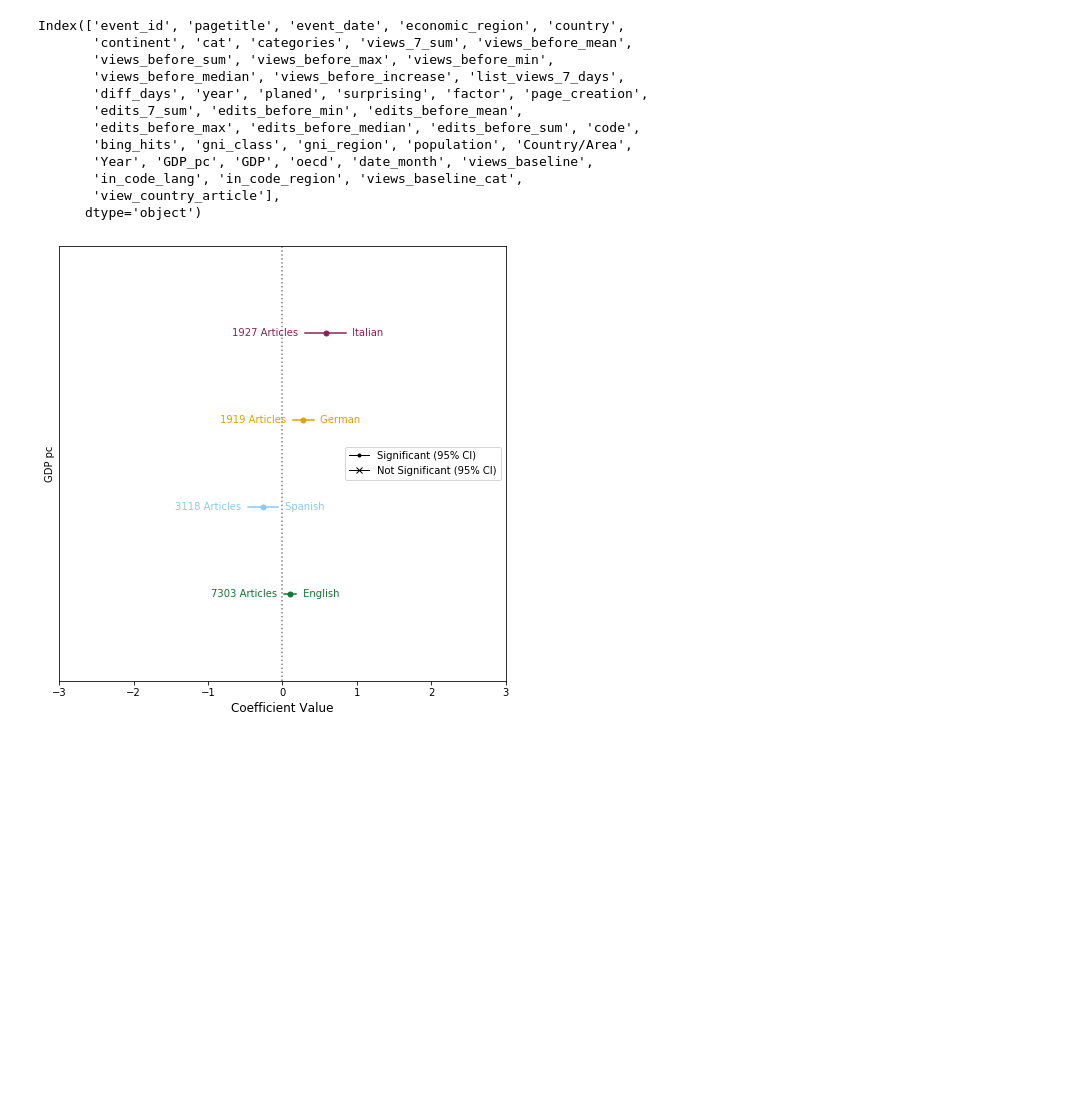
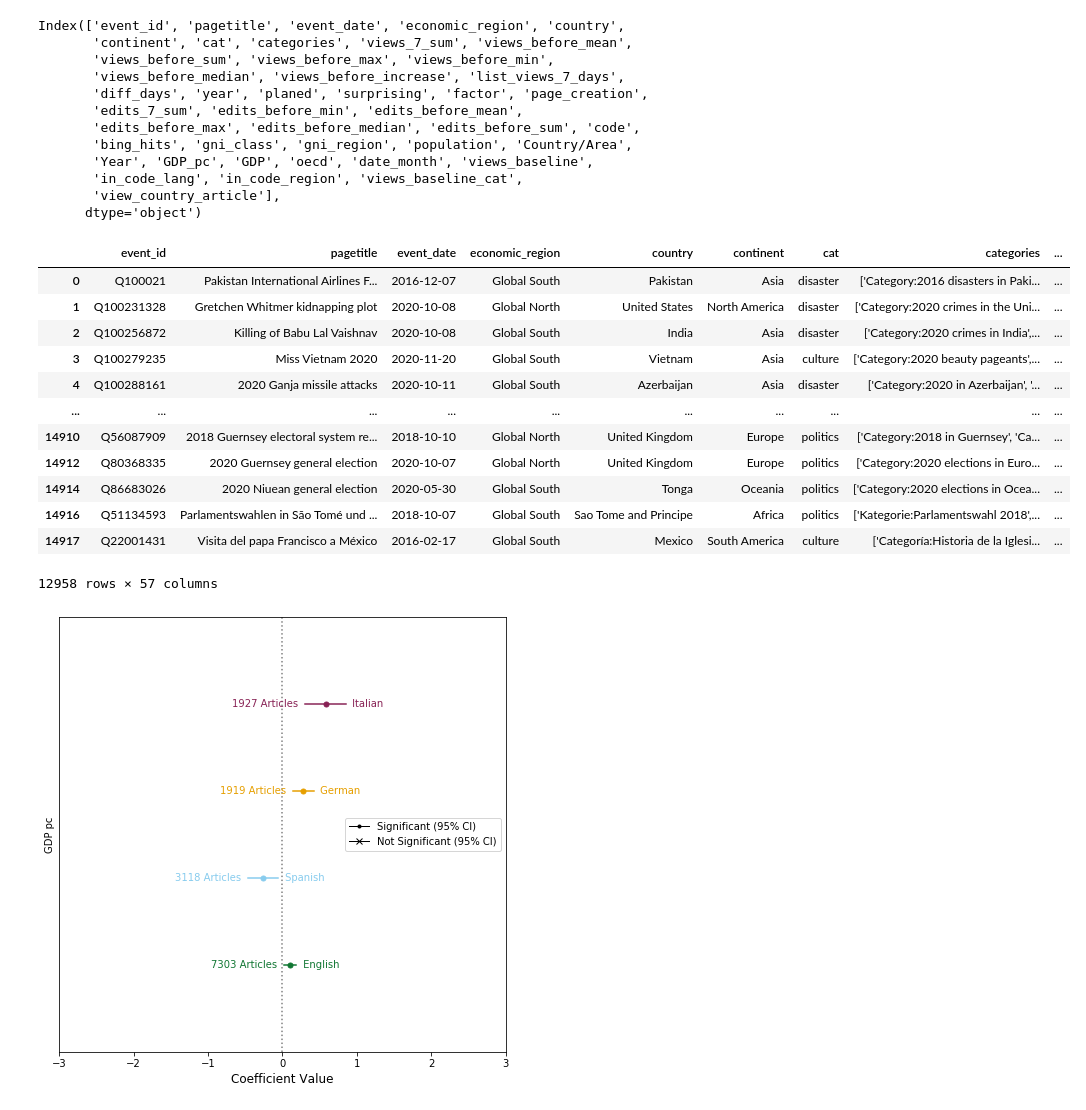
Before and after one commit to ruptho/wiki-event-bias, a Jupyter notebook: offset_analysis.ipynb, the cells around one changed output. Drawn from its saved outputs; the diff is of its cells as text; code cells hidden in the pictures; blank space fills up the shorter version.

```diff
--- a/offset_analysis.ipynb
+++ b/offset_analysis.ipynb
@@ -72,6 +84,22 @@ Index(['event_id', 'pagetitle', 'event_date', 'economic_region', 'country',
        'in_code_lang', 'in_code_region', 'views_baseline_cat',
        'view_country_article'],
       dtype='object')
+# %%
+df_filtered
+# %% [output]
+|  | event_id | pagetitle | event_date | economic_region | country | continent | cat | categories | ... |
+| 0 | Q100021 | Pakistan International Airlines F... | 2016-12-07 | Global South | Pakistan | Asia | disaster | ['Category:2016 disasters in Paki... | ... |
+| 1 | Q100231328 | Gretchen Whitmer kidnapping plot | 2020-10-08 | Global North | United States | North America | disaster | ['Category:2020 crimes in the Uni... | ... |
+| 2 | Q100256872 | Killing of Babu Lal Vaishnav | 2020-10-08 | Global South | India | Asia | disaster | ['Category:2020 crimes in India',... | ... |
+| 3 | Q100279235 | Miss Vietnam 2020 | 2020-11-20 | Global South | Vietnam | Asia | culture | ['Category:2020 beauty pageants',... | ... |
+| 4 | Q100288161 | 2020 Ganja missile attacks | 2020-10-11 | Global South | Azerbaijan | Asia | disaster | ['Category:2020 in Azerbaijan', '... | ... |
+| ... | ... | ... | ... | ... | ... | ... | ... | ... | ... |
+| 14910 | Q56087909 | 2018 Guernsey electoral system re... | 2018-10-10 | Global North | United Kingdom | Europe | politics | ['Category:2018 in Guernsey', 'Ca... | ... |
+| 14912 | Q80368335 | 2020 Guernsey general election | 2020-10-07 | Global North | United Kingdom | Europe | politics | ['Category:2020 elections in Euro... | ... |
+| 14914 | Q86683026 | 2020 Niuean general election | 2020-05-30 | Global South | Tonga | Oceania | politics | ['Category:2020 elections in Ocea... | ... |
+| 14916 | Q51134593 | Parlamentswahlen in São Tomé und ... | 2018-10-07 | Global South | Sao Tome and Principe | Africa | politics | ['Kategorie:Parlamentswahl 2018',... | ... |
+| 14917 | Q22001431 | Visita del papa Francisco a México | 2016-02-17 | Global South | Mexico | South America | culture | ['Categoría:Historia de la Iglesi... | ... |
+12958 rows × 57 columns
 # %%
 df_filtered = df_crawled[(df_crawled.cat != 'undefined') & (df_crawled.views_7_sum > 10) & (df_crawled.event_date > '2015-12-31')].copy()
 df_filtered['GDP_pc_z'] = standardize_var(df_filtered, 'GDP_pc')
```
Also changed, not shown: parts of 7 cells of this notebook, 6 other files.
